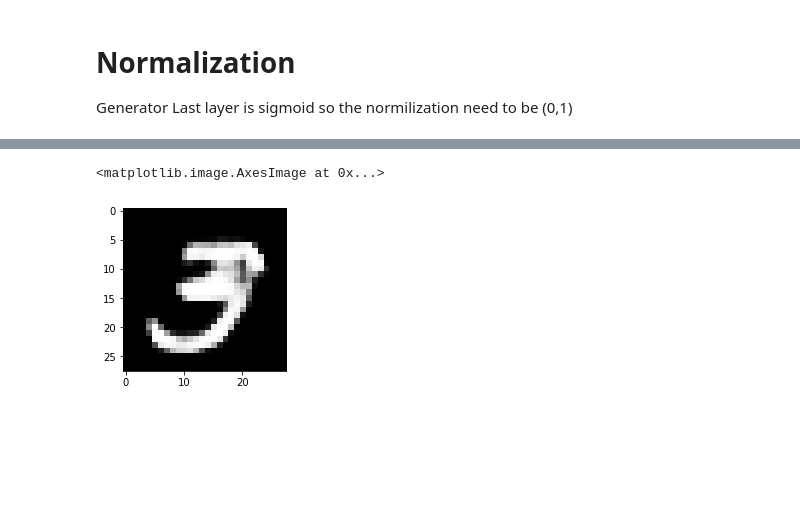
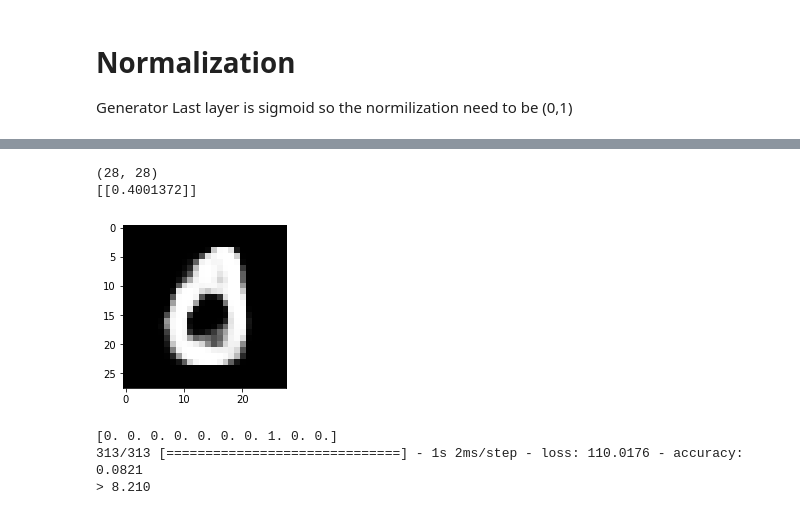
Before and after one commit to appersaravanan/Semeter-2-Assignment-1, a Jupyter notebook: GAN.ipynb, the cells around one changed output, grey strips where cells are left out. Cells and saved outputs as stored; diff of their text form; code cells hidden in the pictures; blank space fills up the shorter version.

```diff
--- a/GAN.ipynb
+++ b/GAN.ipynb
@@ -252,9 +277,27 @@ plt.legend()
 #       # images= tf.cast(images,tf.dtypes.float32)
 #       train_step(images)
 # train(x_train_ds,1)
-# %%
-plt.subplots(figsize=(3, 3))
-plt.imshow(tf.reshape(generator(np.random.randn(1,100)),(28,28)),cmap="gray")
-# %% [output]
-<matplotlib.image.AxesImage at 0x...>
-[figure, removed]
+# %%
+plt.subplots(figsize=(3, 3))
+#gen_imgs = 0.5 * generator(np.random.randn(1,100)) + 0.5
+gen_imgs =  generator(np.random.randn(1,100))
+pred_input= tf.reshape(gen_imgs,(28,28))
+plt.imshow(pred_input,cmap="gray")
+print(pred_input.shape)
+pred_input= tf.reshape(pred_input,(1,28,28,1))
+print(discriminator.predict(pred_input))
+# %% [output]
+(28, 28)
+[[0.4001372]]
+[figure, added]
+# %%
+from keras.utils import to_categorical
+testY = to_categorical(y_test)
+print(testY[0])
+#print(discriminator.evaluate(pred_input))
+_,acc =discriminator.evaluate(x_test, y_test, verbose=1)
+print('> %.3f' % (acc * 100.0))
+# %% [output]
+[0. 0. 0. 0. 0. 0. 0. 1. 0. 0.]
+313/313 [==============================] - 1s 2ms/step - loss: 110.0176 - accuracy: 0.0821
+> 8.210
```
Also changed, not shown: parts of 6 cells of this notebook.
